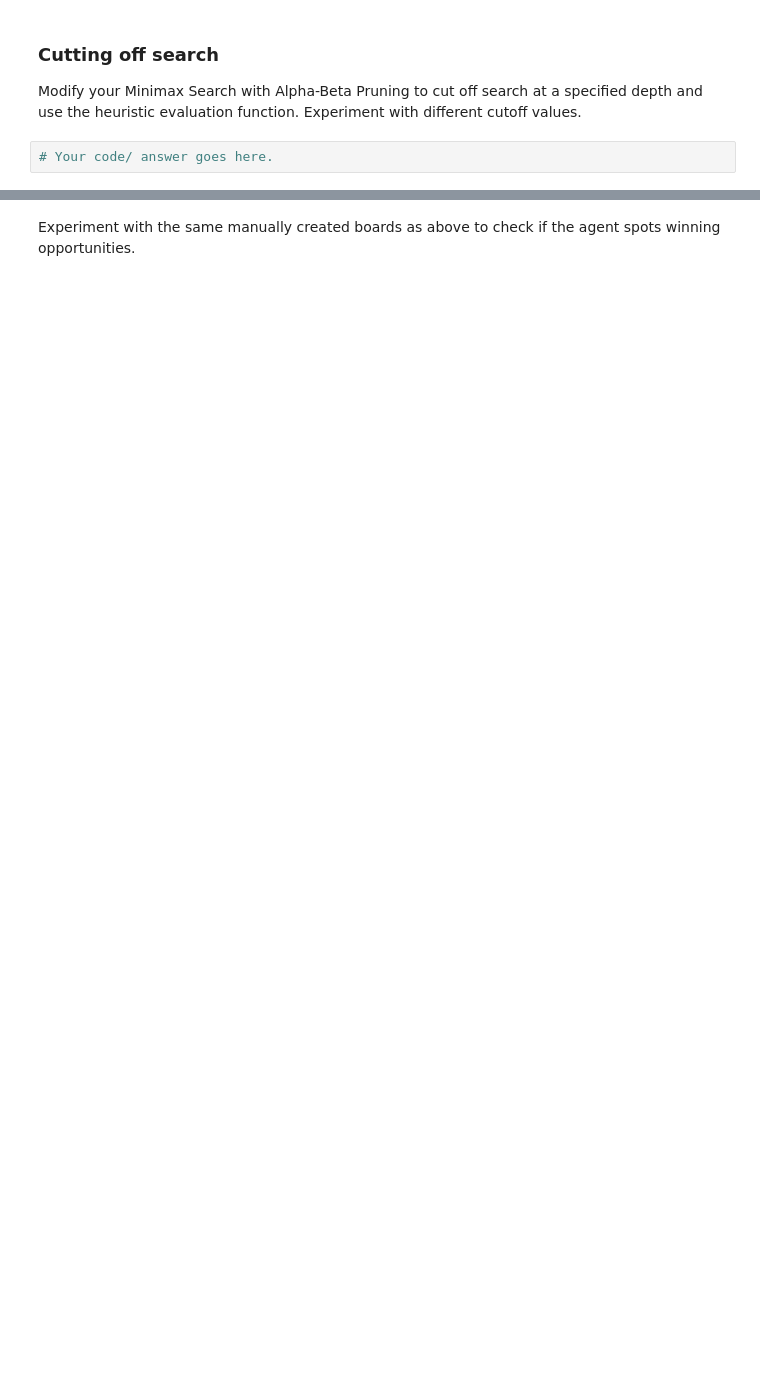
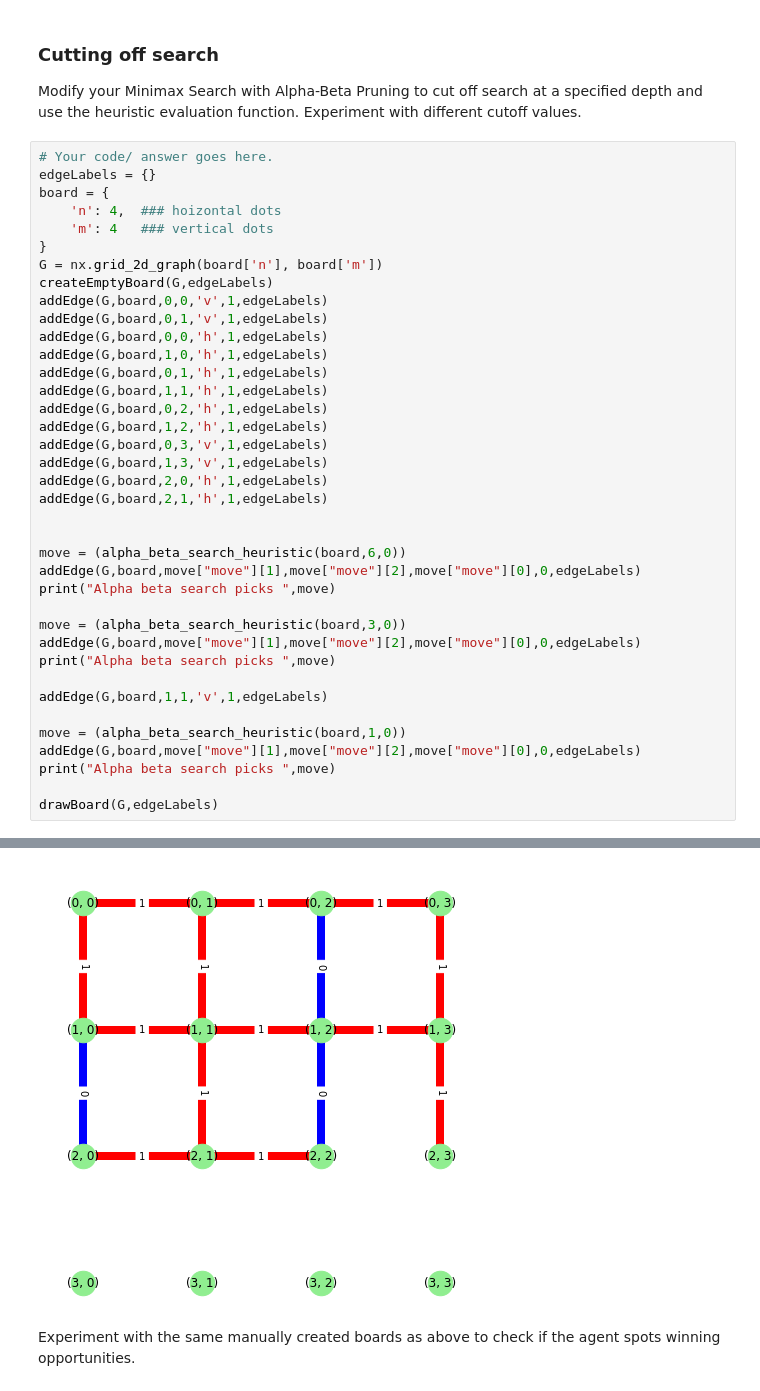
Before and after one commit to WillStrickland13/CS7320-AI, a Jupyter notebook: Games/assignment_dots_and_boxes.ipynb, the cells around one changed output, grey strips where cells are left out. Drawn from its saved outputs; the diff is of its cells as text; blank space fills up the shorter version.

```diff
--- a/Games/assignment_dots_and_boxes.ipynb
+++ b/Games/assignment_dots_and_boxes.ipynb
@@ -874,5 +1056,42 @@ Define and implement a heuristic evaluation function.
 ### Cutting off search
 
 Modify your Minimax Search with Alpha-Beta Pruning to cut off search at a specified depth and use the heuristic evaluation function. Experiment with different cutoff values.
-# %%
-# Your code/ answer goes here.
+# %%
+# Your code/ answer goes here.
+edgeLabels = {}
+board = {
+    'n': 4,  ### hoizontal dots
+    'm': 4   ### vertical dots
+}
+G = nx.grid_2d_graph(board['n'], board['m'])
+createEmptyBoard(G,edgeLabels)
+addEdge(G,board,0,0,'v',1,edgeLabels)
+addEdge(G,board,0,1,'v',1,edgeLabels)
+addEdge(G,board,0,0,'h',1,edgeLabels)
+addEdge(G,board,1,0,'h',1,edgeLabels)
+addEdge(G,board,0,1,'h',1,edgeLabels)
+addEdge(G,board,1,1,'h',1,edgeLabels)
+addEdge(G,board,0,2,'h',1,edgeLabels)
+addEdge(G,board,1,2,'h',1,edgeLabels)
+addEdge(G,board,0,3,'v',1,edgeLabels)
+addEdge(G,board,1,3,'v',1,edgeLabels)
+addEdge(G,board,2,0,'h',1,edgeLabels)
+addEdge(G,board,2,1,'h',1,edgeLabels)
+
+
+move = (alpha_beta_search_heuristic(board,6,0))
+addEdge(G,board,move["move"][1],move["move"][2],move["move"][0],0,edgeLabels)
+print("Alpha beta search picks ",move)
+
+move = (alpha_beta_search_heuristic(board,3,0))
+addEdge(G,board,move["move"][1],move["move"][2],move["move"][0],0,edgeLabels)
+print("Alpha beta search picks ",move)
+
+addEdge(G,board,1,1,'v',1,edgeLabels)
+
+move = (alpha_beta_search_heuristic(board,1,0))
+addEdge(G,board,move["move"][1],move["move"][2],move["move"][0],0,edgeLabels)
+print("Alpha beta search picks ",move)
+
+drawBoard(G,edgeLabels)
+# %% [output]
@@ -879,2 +1104,3 @@ Modify your Minimax Search with Alpha-Beta Pruning to cut off search at a specif
+[figure, added]
 # %% [markdown]
 Experiment with the same manually created boards as above to check if the agent spots winning opportunities.
```
Also changed, not shown: parts of 17 cells of this notebook.
